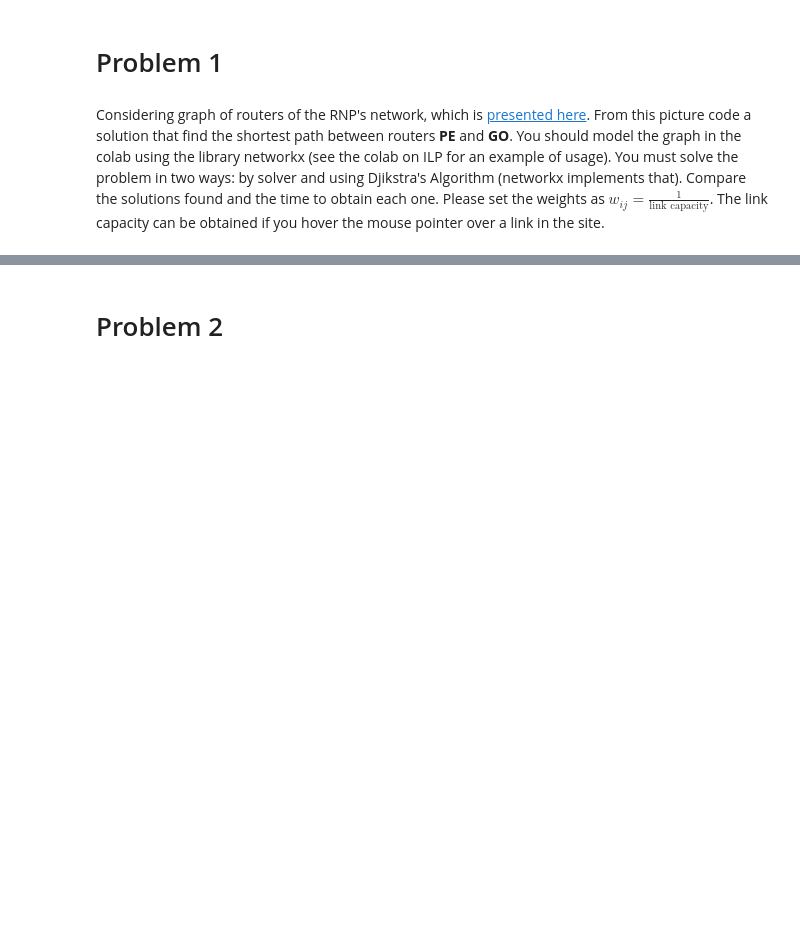
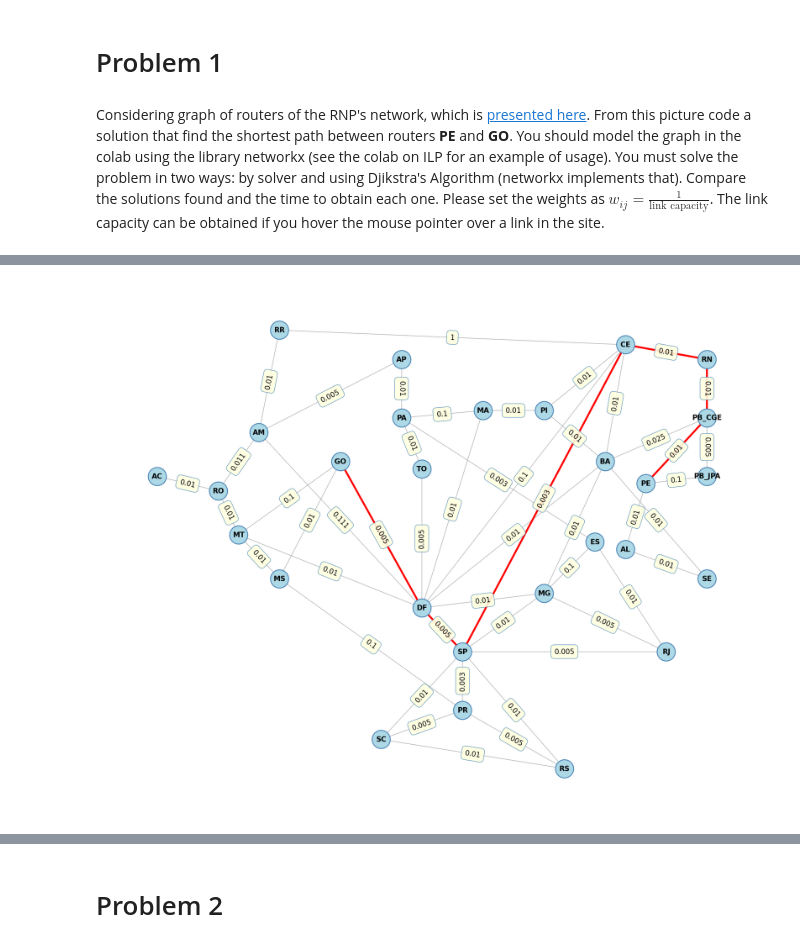
Before and after one commit to Jussilea/JornadaDadosAulas, a Jupyter notebook: assignments/ilp-exec-3.ipynb, the cells around one changed output, grey strips where cells are left out. Saved outputs shown, nothing was run; the diff lists cells and outputs as text; code cells hidden in the pictures; blank space fills up the shorter version.

```diff
--- a/assignments/ilp-exec-3.ipynb
+++ b/assignments/ilp-exec-3.ipynb
@@ -46,9 +35,7 @@ from pyomo.environ import *
 # %%
 # Dados do problema
 
-nodes = ['AC','AL','AM','AP','BA','CE','DF','ES','GO','MA','MG','MS',
-'MT','PA','PB_CGE','PB_JPA','PE','PI','PR','RJ','RN','RO','RR','RS','SC',
-'SE','SP','TO']
+nodes = ['AC','AL','AM','AP','BA','CE','DF','ES','GO','MA','MG','MS','MT','PA','PB_CGE','PB_JPA','PE','PI','PR','RJ','RN','RO','RR','RS','SC','SE','SP','TO']
 
 edges = [('AC','RO',0.01),('RO','MT',0.01),('MT','DF',0.01),('MT','GO',0.1),('MT','MS',0.01),('MS','GO',0.01),('MS','PR',0.1),('GO','DF',0.005),('DF','AM',0.111),('DF','MA',0.01),('DF','TO',0.005),
          ('DF','BA',0.01),('DF','MG',0.01),('DF','SP',0.005),('AM','RR',0.01),('AM','AP',0.005),('RO','AM',0.0111),('DF','CE',0.1),('RR','CE',1),('CE','RN',0.01),('CE','PI',0.01),('CE','BA',0.01),
@@ -176,0 +142,71 @@ plt.show()
+# %%
+# converter caminho em lista de arestas
+path_edges = list(zip(path[:-1], path[1:]))
+
+plt.figure(figsize=(20, 16))
+
+
+pos = {'AC': (-13, 1),'RO': (-10, 0),'AM': (-8, 4),'RR': (-7, 11),'AP': (-1, 9),'PA': (-1, 5),'TO': (0, 1.5),'MT': (-9, -3),'MS': (-7, -6),'GO': (-4, 2),'DF': (0, -8),'MG': (6, -7),'ES': (8.5, -3.5),
+    'RJ': (12, -11),'SP': (2, -11),'PR': (2, -15),'SC': (-2, -17),'RS': (7, -19),'MA': (3, 5.5),'PI': (6, 5.5),'CE': (10, 10),'RN': (14, 9),'PB_CGE': (14, 5),'PB_JPA': (14, 1),'PE': (11, 0.5),
+    'AL': (10, -4),'SE': (14, -6),'BA': (9, 2),}
+
+ax = plt.gca()
+
+# arestas normais
+nx.draw_networkx_edges(
+    G, pos,
+    edge_color='gray',
+    width=1.2,
+    alpha=0.6,
+    connectionstyle='arc3,rad=0.08',
+    ax=ax
+)
+
+# arestas do caminho em vermelho
+nx.draw_networkx_edges(
+    G, pos,
+    edgelist=path_edges,
+    edge_color='red',
+    width=4,
+    connectionstyle='arc3,rad=0.08',
+    ax=ax
+)
+
+# nós
+nx.draw_networkx_nodes(
+    G, pos,
+    node_color='lightblue',
+    node_size=1500,
+    edgecolors='steelblue',
+    linewidths=1.8,
+    ax=ax
+)
+
+# labels dos nós
+nx.draw_networkx_labels(
+    G, pos,
+    font_size=15,
+    font_weight='bold',
+    ax=ax
+)
+
+# pesos
+labels = {(i,j):round(w,3) for (i,j,w) in edges}
+
+nx.draw_networkx_edge_labels(
+    G, pos,
+    edge_labels=labels,
+    font_size=15,
+    bbox=dict(
+        boxstyle='round,pad=0.5',
+        fc='lightyellow',
+        ec='steelblue',
+        alpha=0.9
+    ),
+    ax=ax
+)
+
+plt.axis('off')
+plt.tight_layout()
+plt.show()
+# %% [output]
@@ -177 +230,2 @@ plt.show()
+[figure, added]
 # %%
```
Also changed, not shown: parts of 12 cells of this notebook.
